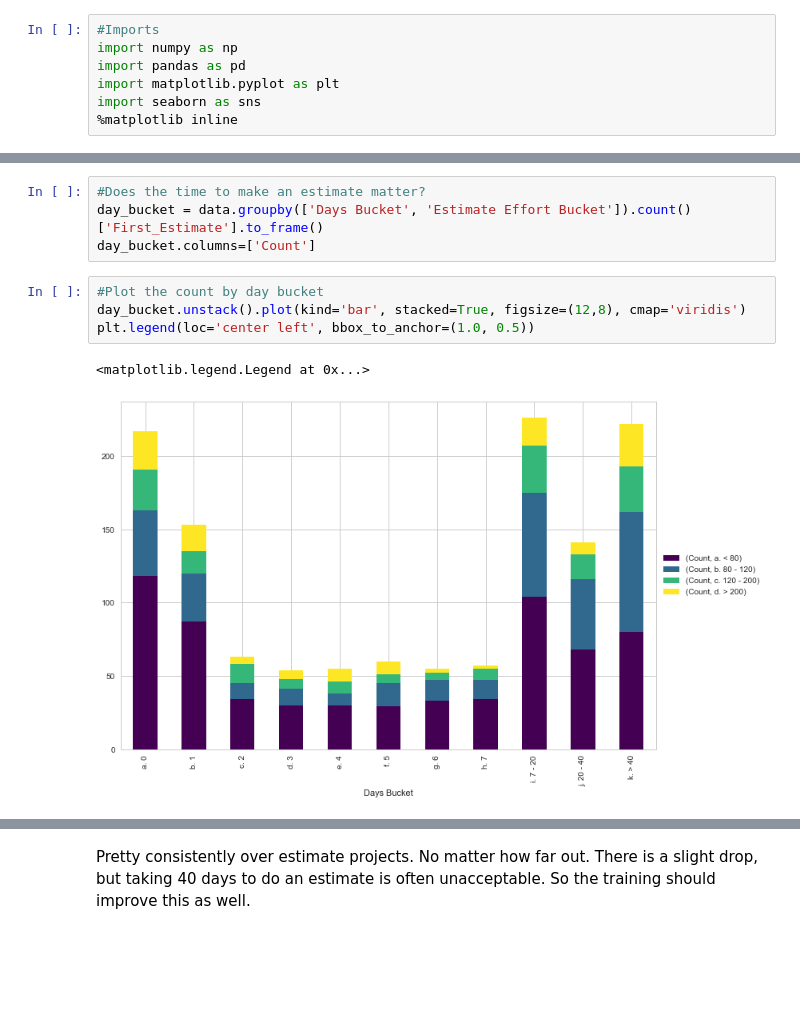
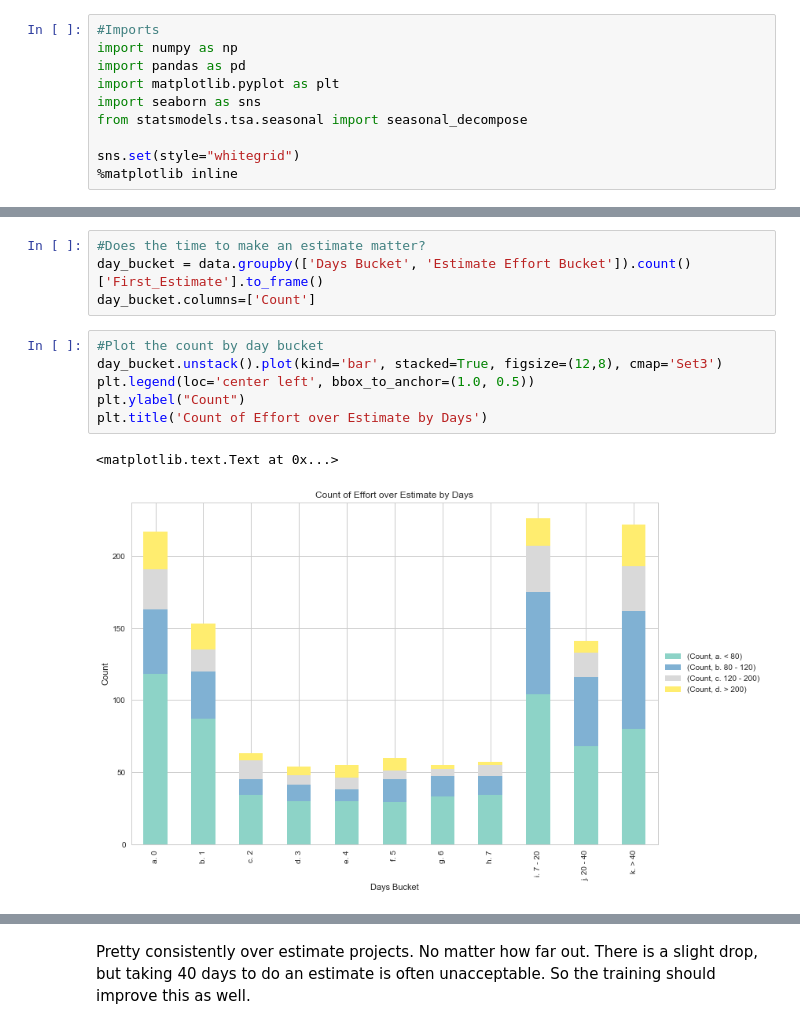
Before and after one commit to madderle/Data-Science-Bootcamp, a Jupyter notebook: Unit 1/Capstone/Project Estimate Improvements.ipynb, the cells around one changed output, grey strips where cells are left out. Cells and saved outputs as stored; diff of their text form; blank space fills up the shorter version.

```diff
--- a/Unit 1/Capstone/Project Estimate Improvements.ipynb
+++ b/Unit 1/Capstone/Project Estimate Improvements.ipynb
@@ -31,6 +31,9 @@ import numpy as np
 import pandas as pd
 import matplotlib.pyplot as plt
 import seaborn as sns
+from statsmodels.tsa.seasonal import seasonal_decompose
+
+sns.set(style="whitegrid")
 %matplotlib inline
 # %%
 #Bring in data
@@ -160,10 +223,12 @@ day_bucket = data.groupby(['Days Bucket', 'Estimate Effort Bucket']).count()['Fi
 day_bucket.columns=['Count']
 # %%
 #Plot the count by day bucket
-day_bucket.unstack().plot(kind='bar', stacked=True, figsize=(12,8), cmap='viridis')
+day_bucket.unstack().plot(kind='bar', stacked=True, figsize=(12,8), cmap='Set3')
 plt.legend(loc='center left', bbox_to_anchor=(1.0, 0.5))
+plt.ylabel("Count")
+plt.title('Count of Effort over Estimate by Days')
 # %% [output]
-<matplotlib.legend.Legend at 0x...>
+<matplotlib.text.Text at 0x...>
-[figure, old version]
+[figure, new version]
 # %%
 #Normalize by taking the percentage
```
Also changed, not shown: parts of 30 cells of this notebook.
